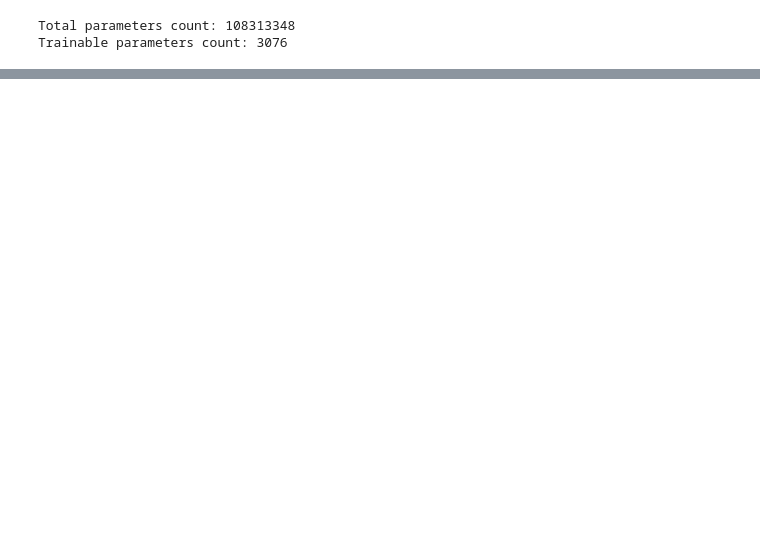
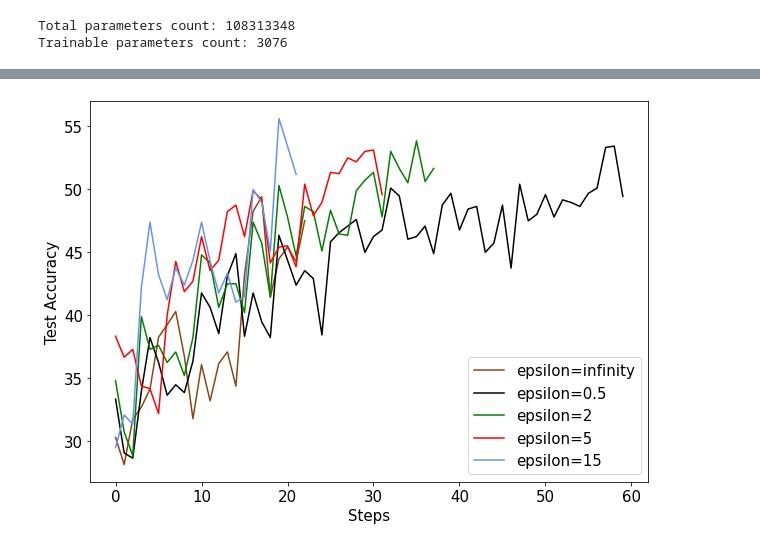
Before and after one commit to harshitadd/DP-Carbon-Footprint, a Jupyter notebook: BERTNewsClassificationDP.ipynb, the cells around one changed output, grey strips where cells are left out. Cells and saved outputs as stored; diff of their text form; code cells hidden in the pictures; blank space fills up the shorter version.

```diff
--- a/BERTNewsClassificationDP.ipynb
+++ b/BERTNewsClassificationDP.ipynb
@@ -315,0 +434,13 @@ Epoch: 20 | Step: 1000 | Train loss: 24.430 | Eval loss: 14.808 | Eval accuracy:
+# %%
+plt.plot(va_test,label='epsilon=infinity', color = 'saddlebrown',)
+plt.plot(eps1_test,label='epsilon=0.5', color = 'black')
+plt.plot(eps2_test,label='epsilon=2', color = 'green')
+plt.plot(eps3_test,label='epsilon=5', color = 'red')
+plt.plot(eps4_test,label='epsilon=15', color = 'cornflowerblue')
+plt.xlabel('Steps')
+plt.ylabel('Test Accuracy')
+plt.legend()
+plt.savefig('test.jpg')
+plt.show()
+# %% [output]
+[figure, added]
```
Also changed, not shown: parts of 22 cells of this notebook.
